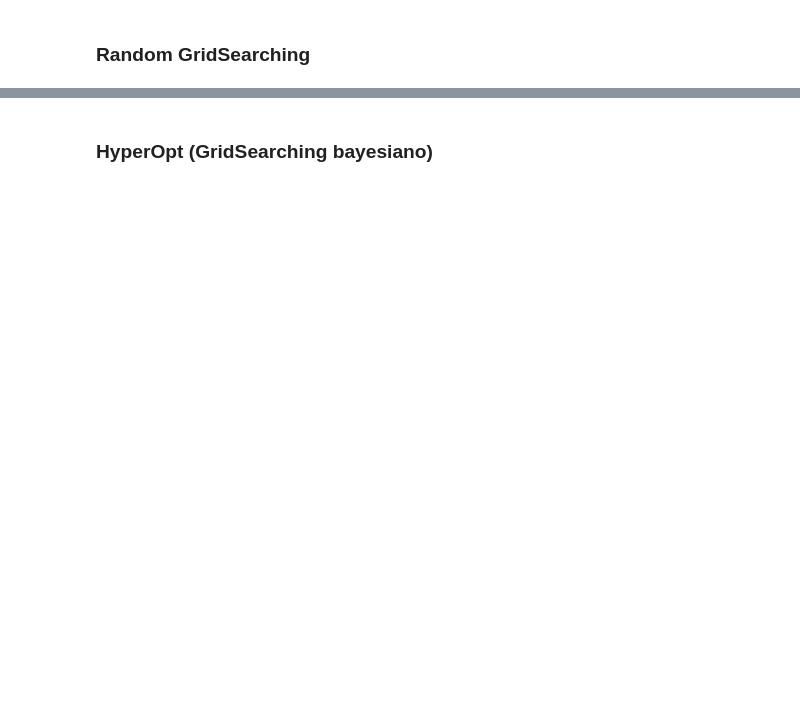
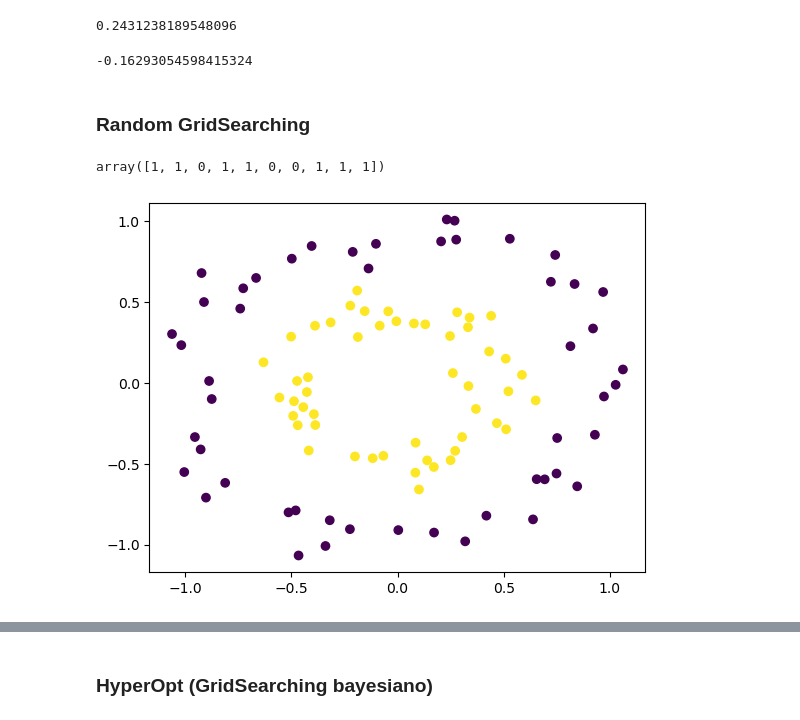
Before and after one commit to Ironhack-Data-Madrid-Abril-2023/apuntes_clase, a Jupyter notebook: semana_7/2.2 - Ajuste Supervisado.ipynb, the cells around one changed output, grey strips where cells are left out. Saved outputs shown, nothing was run; the diff lists cells and outputs as text; code cells hidden in the pictures; blank space fills up the shorter version.

```diff
--- a/semana_7/2.2 - Ajuste Supervisado.ipynb
+++ b/semana_7/2.2 - Ajuste Supervisado.ipynb
@@ -10,2 +88,22 @@
+# %%
+modelo_grid.score(X_train, y_train)
+# %% [output]
+0.2431238189548096
+# %%
+modelo_grid.score(X_test, y_test)
+# %% [output]
+-0.16293054598415324
 # %% [markdown]
 ### Random GridSearching
+# %%
+X, y = make_circles(noise=0.1, factor=0.5, random_state=1)
+# %%
+y[:10]
+# %% [output]
+array([1, 1, 0, 1, 1, 0, 0, 1, 1, 1])
+# %%
+import pylab as plt
+
+plt.scatter(X[::, 0], X[::, 1], c=y);
+# %% [output]
+[figure, added]
```
Also changed, not shown: parts of 33 cells of this notebook.
